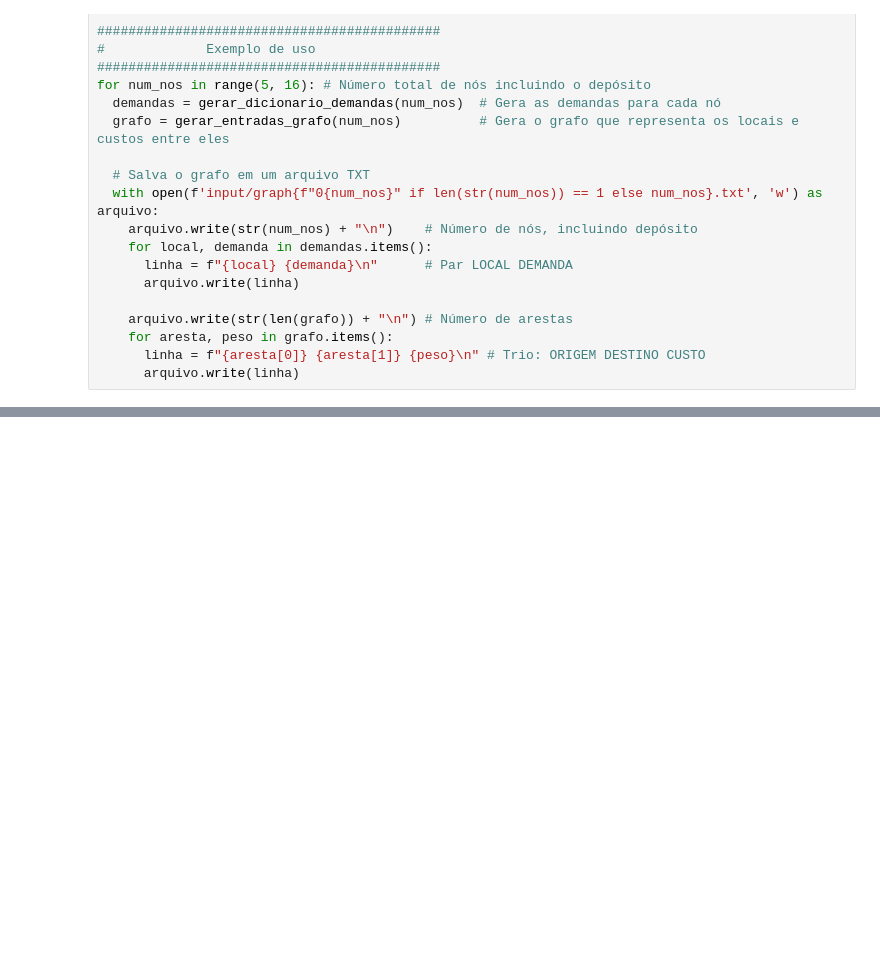
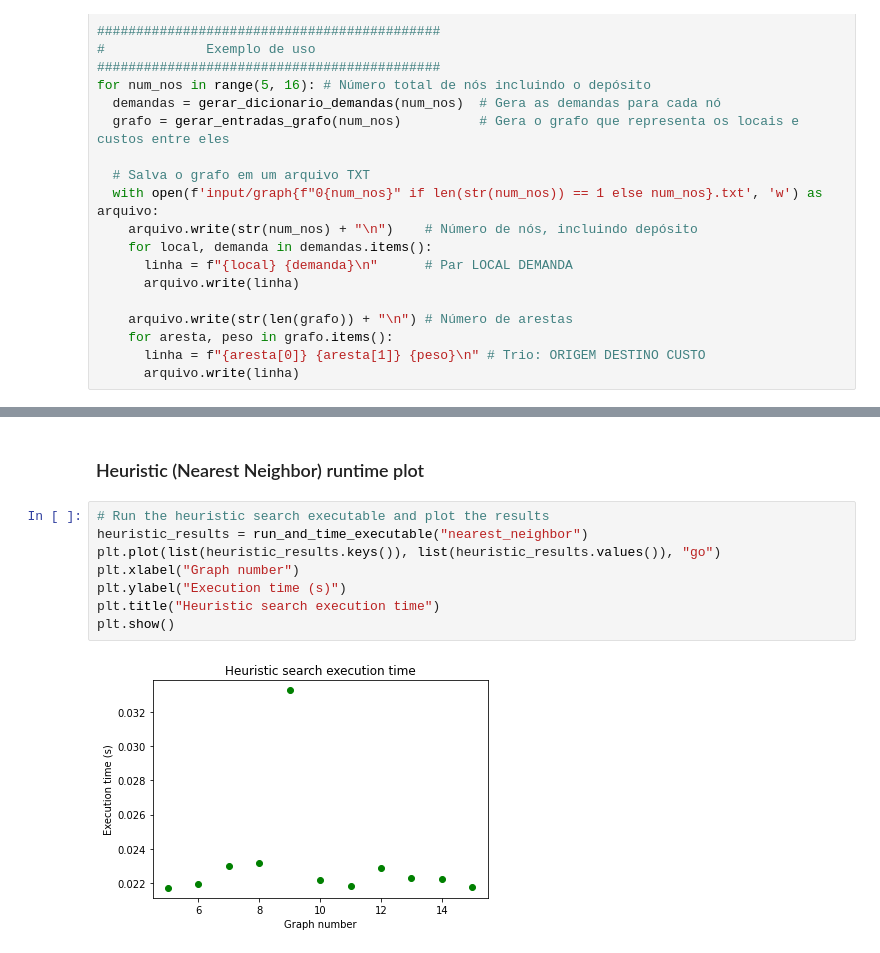
Before and after one commit to G3mha/Vehicle-Routing-Problem, a Jupyter notebook: main.ipynb, the cells around one changed output, grey strips where cells are left out. Saved outputs shown, nothing was run; the diff lists cells and outputs as text; blank space fills up the shorter version.

```diff
--- a/main.ipynb
+++ b/main.ipynb
@@ -283,0 +129,12 @@ A correção do projeto levará em conta:
+# %% [markdown]
+### Heuristic (Nearest Neighbor) runtime plot
+# %%
+# Run the heuristic search executable and plot the results
+heuristic_results = run_and_time_executable("nearest_neighbor")
+plt.plot(list(heuristic_results.keys()), list(heuristic_results.values()), "go")
+plt.xlabel("Graph number")
+plt.ylabel("Execution time (s)")
+plt.title("Heuristic search execution time")
+plt.show()
+# %% [output]
+[figure, added]
```
Also changed, not shown: parts of 24 cells of this notebook, 5 other files.
